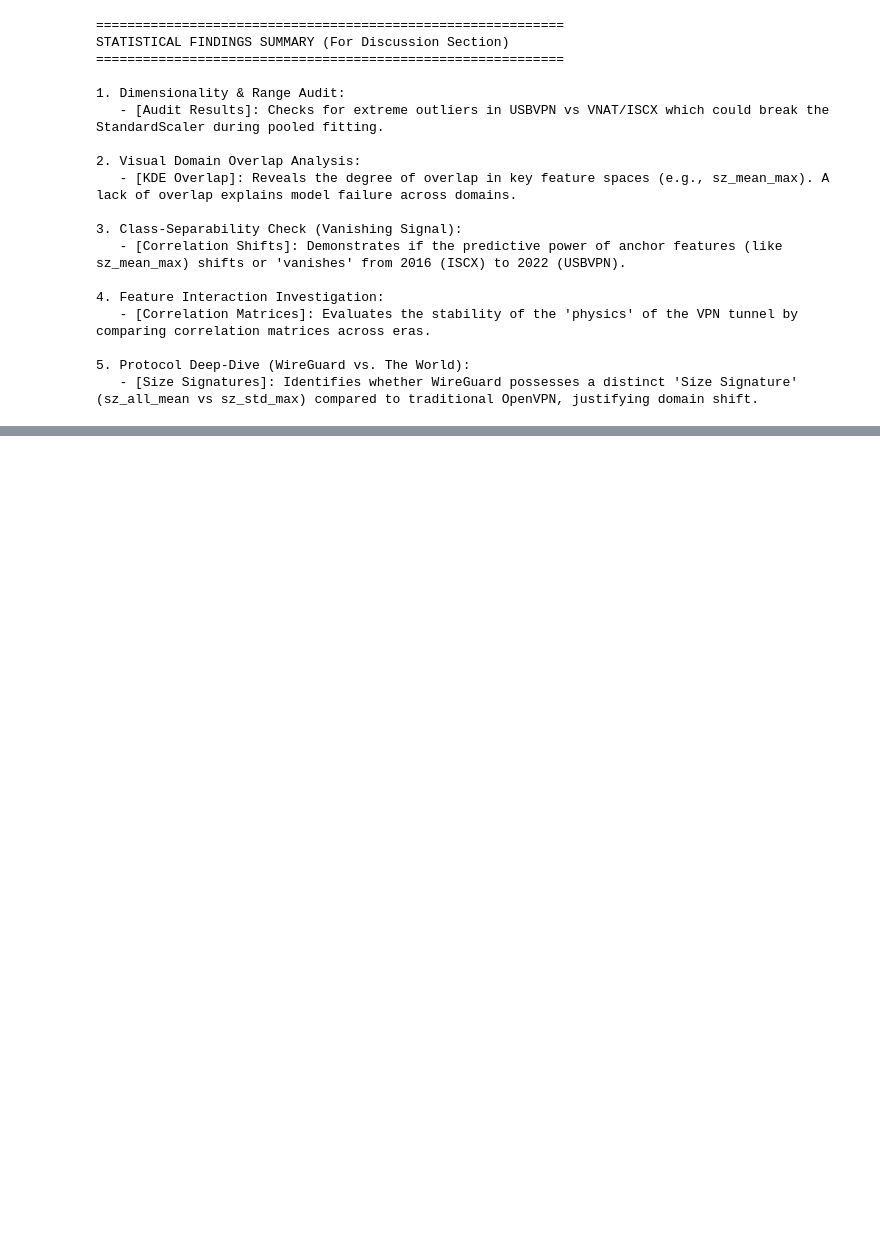
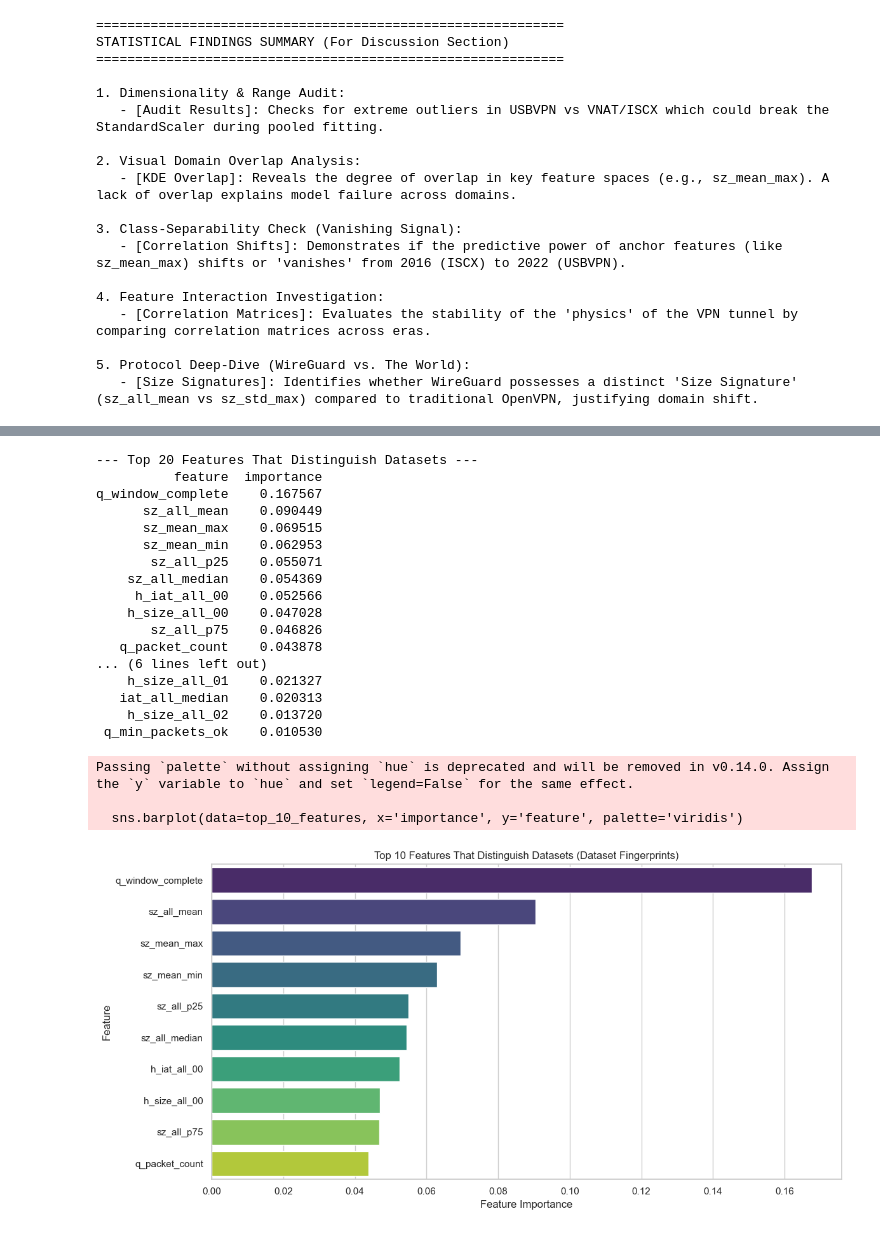
Before and after one commit to MalinaDumitrescu/ai-vpn-firewall, a Jupyter notebook: notebooks/17_dataset_audit.ipynb, the cells around one changed output, grey strips where cells are left out. Drawn from its saved outputs; the diff is of its cells as text; code cells hidden in the pictures; blank space fills up the shorter version.

```diff
--- a/notebooks/17_dataset_audit.ipynb
+++ b/notebooks/17_dataset_audit.ipynb
@@ -585,0 +663,41 @@ STATISTICAL FINDINGS SUMMARY (For Discussion Section)
+# %%
+# Feature importance analysis - which features distinguish datasets most?
+print("\n--- Top 20 Features That Distinguish Datasets ---")
+feature_importance = pd.DataFrame({
+    'feature': valid_features,
+    'importance': rf_leak.feature_importances_
+}).sort_values('importance', ascending=False)
+
+print(feature_importance.head(20).to_string(index=False))
+
+# Visualize top 10
+plt.figure(figsize=(12, 6))
+top_10_features = feature_importance.head(10)
+sns.barplot(data=top_10_features, x='importance', y='feature', palette='viridis')
+plt.title('Top 10 Features That Distinguish Datasets (Dataset Fingerprints)')
+plt.xlabel('Feature Importance')
+plt.ylabel('Feature')
+plt.tight_layout()
+plt.show()
+# %% [output]
+--- Top 20 Features That Distinguish Datasets ---
+          feature  importance
+q_window_complete    0.167567
+      sz_all_mean    0.090449
+      sz_mean_max    0.069515
+      sz_mean_min    0.062953
+       sz_all_p25    0.055071
+    sz_all_median    0.054369
+     h_iat_all_00    0.052566
+    h_size_all_00    0.047028
+       sz_all_p75    0.046826
+   q_packet_count    0.043878
+... (6 lines left out)
+    h_size_all_01    0.021327
+   iat_all_median    0.020313
+    h_size_all_02    0.013720
+ q_min_packets_ok    0.010530
+Passing `palette` without assigning `hue` is deprecated and will be removed in v0.14.0. Assign the `y` variable to `hue` and set `legend=False` for the same effect.
+
+  sns.barplot(data=top_10_features, x='importance', y='feature', palette='viridis')
+[figure, added]
```
Also changed, not shown: parts of 11 cells of this notebook, 7 other files.
